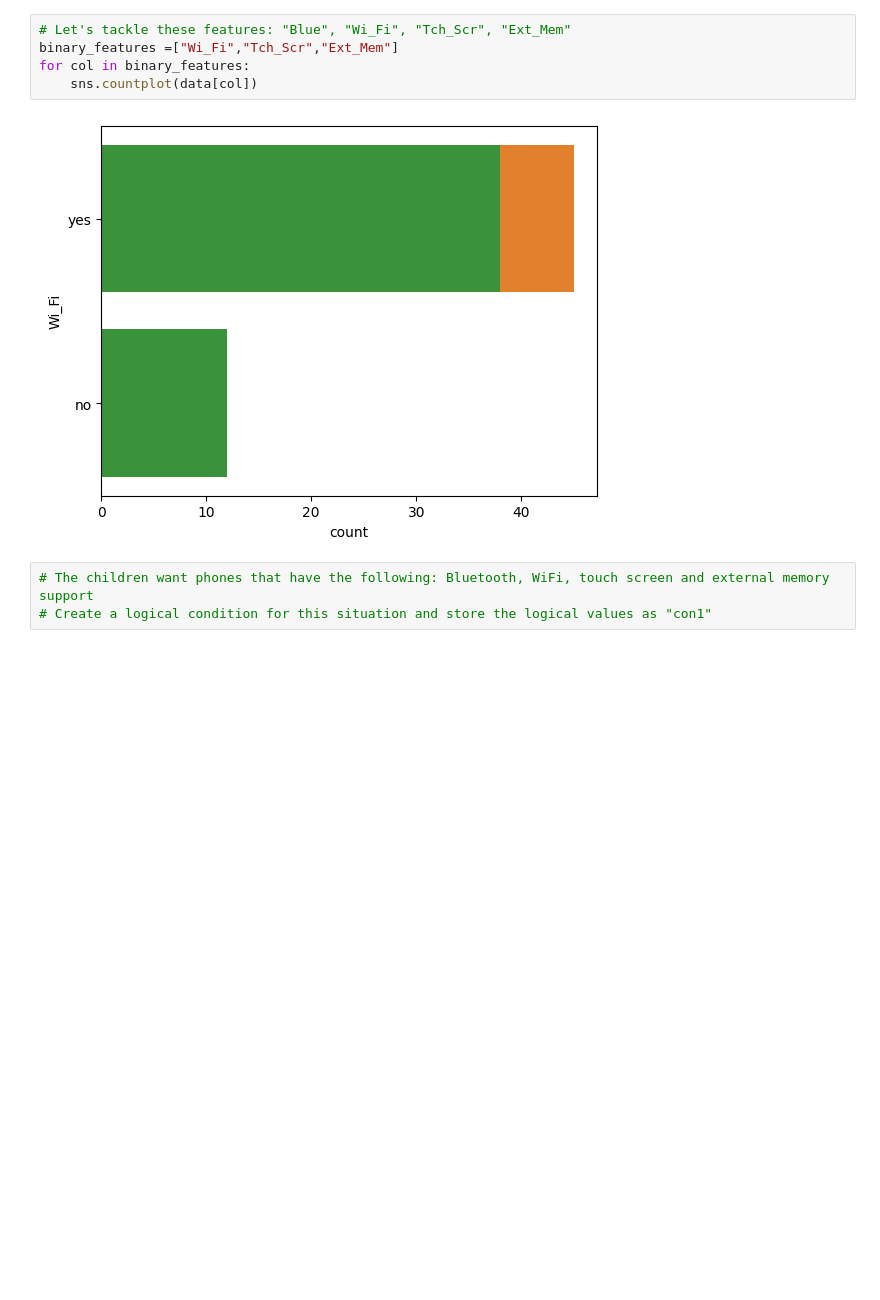
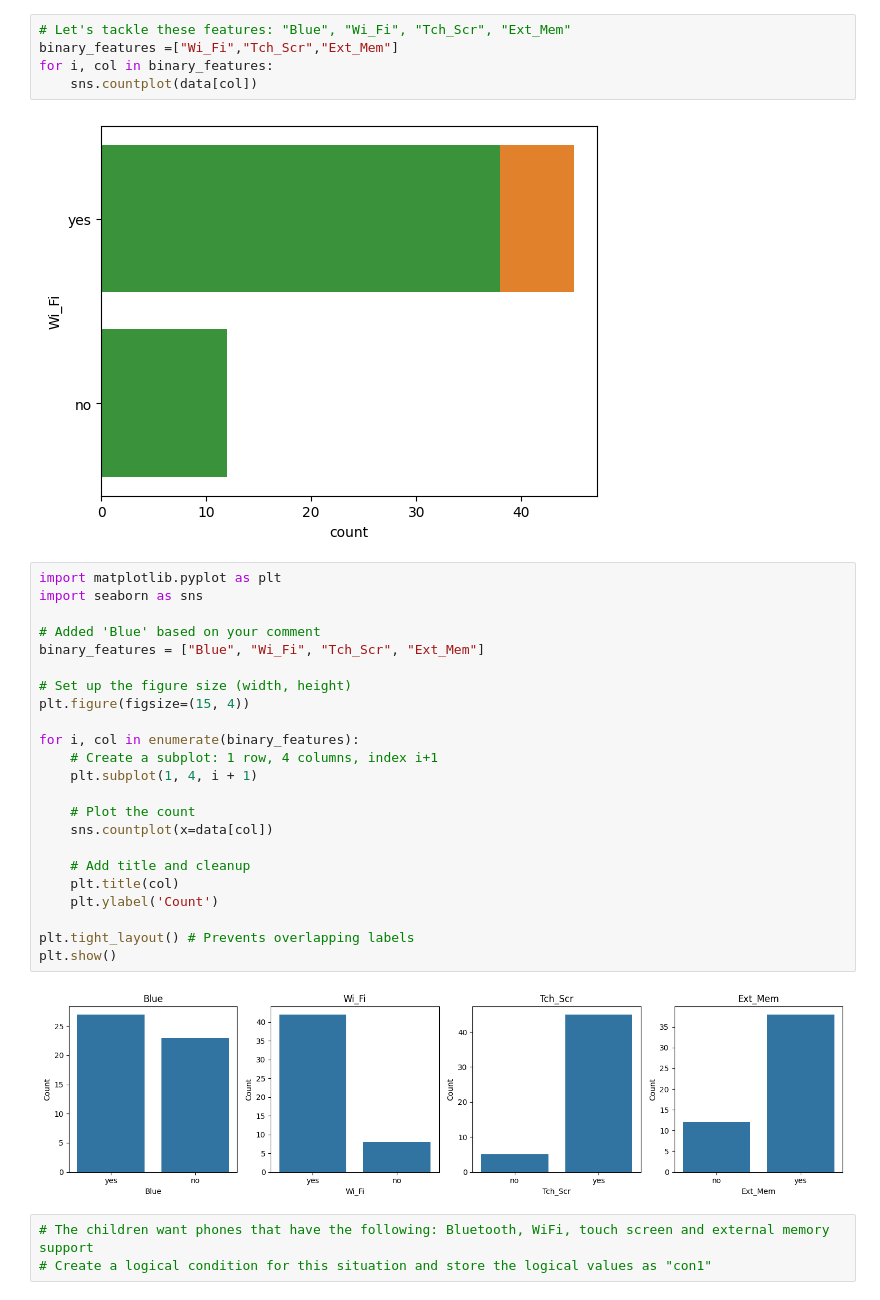
Before and after one commit to Subodhoraw/statistics-module-, a Jupyter notebook: Statistics Module Assignment.ipynb, the cells around one changed output. Saved outputs shown, nothing was run; the diff lists cells and outputs as text; blank space fills up the shorter version.

```diff
--- a/Statistics Module Assignment.ipynb
+++ b/Statistics Module Assignment.ipynb
@@ -134,10 +134,35 @@ Index(['PID', 'Blue', 'Wi_Fi', 'Tch_Scr', 'Ext_Mem', 'Px_h', 'Px_w', 'Scr_h',
 # %%
 # Let's tackle these features: "Blue", "Wi_Fi", "Tch_Scr", "Ext_Mem"
 binary_features =["Wi_Fi","Tch_Scr","Ext_Mem"]
-for col in binary_features:
+for i, col in binary_features:
     sns.countplot(data[col])
 # %% [output]
 [figure]
+# %%
+import matplotlib.pyplot as plt
+import seaborn as sns
+
+# Added 'Blue' based on your comment
+binary_features = ["Blue", "Wi_Fi", "Tch_Scr", "Ext_Mem"]
+
+# Set up the figure size (width, height)
+plt.figure(figsize=(15, 4))
+
+for i, col in enumerate(binary_features):
+    # Create a subplot: 1 row, 4 columns, index i+1
+    plt.subplot(1, 4, i + 1)
+
+    # Plot the count
+    sns.countplot(x=data[col])
+
+    # Add title and cleanup
+    plt.title(col)
+    plt.ylabel('Count')
+
+plt.tight_layout() # Prevents overlapping labels
+plt.show()
+# %% [output]
+[figure, added]
 # %%
 # The children want phones that have the following: Bluetooth, WiFi, touch screen and external memory support
 # Create a logical condition for this situation and store the logical values as "con1"
```
